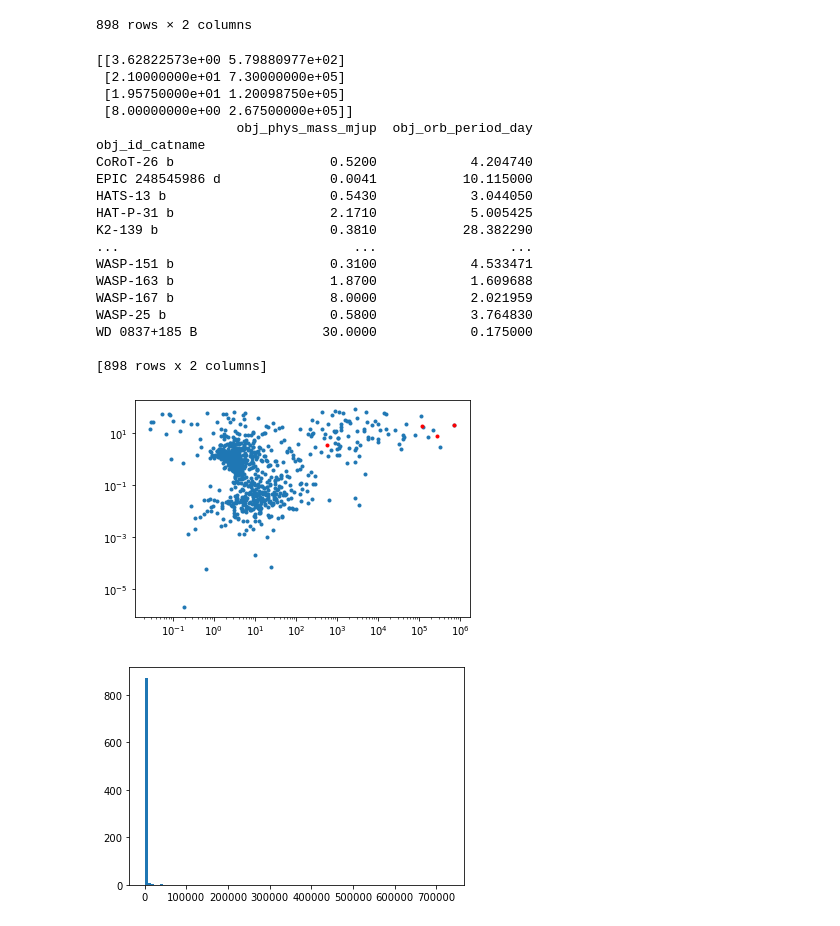
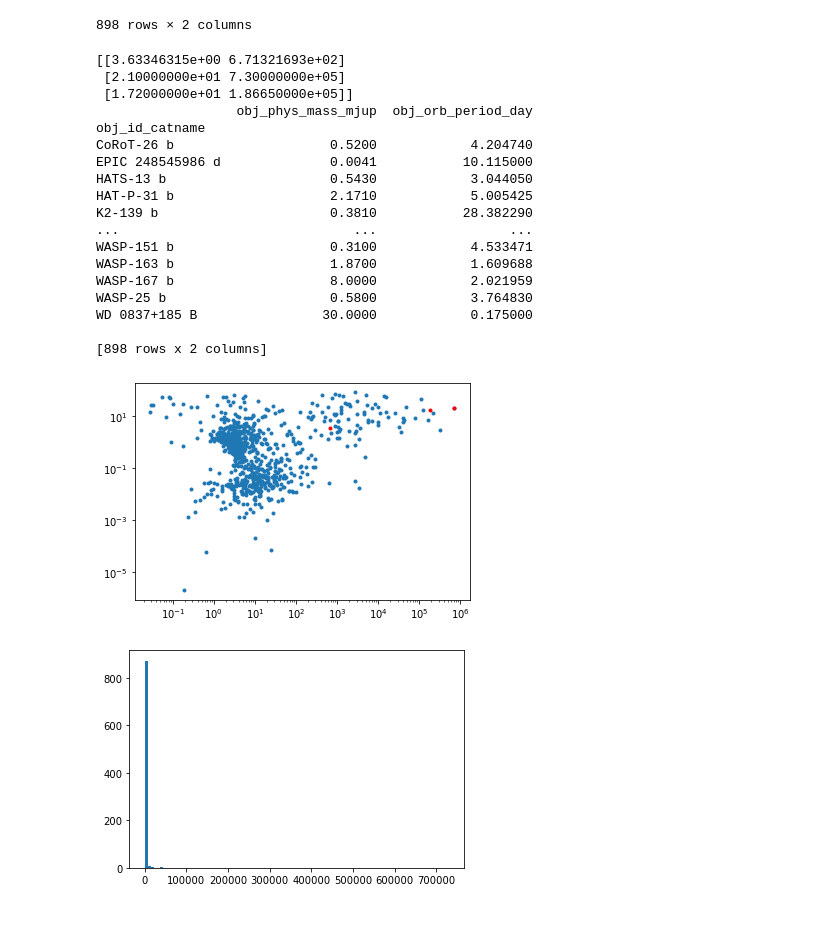
Before and after one commit to anaclb/exoplanets, a Jupyter notebook: read_file.ipynb, the cells around one changed output. Drawn from its saved outputs; the diff is of its cells as text; code cells hidden in the pictures.

```diff
--- a/read_file.ipynb
+++ b/read_file.ipynb
@@ -129,38 +129,37 @@ d_US_MP
 898 rows × 2 columns
 # %%
 #R_US2
-kmeans = KMeans(n_clusters=4,n_init=100).fit(d_US_MP)
+kmeans = KMeans(n_clusters=3,n_init=100).fit(d_US_MP)
 centroids = kmeans.cluster_centers_
 print(centroids)
 print(d_US_MP)
 
 plt.plot(P_US_MP,M_US_MP,'.')
 plt.plot(centroids[:, 1],centroids[:, 0],'.',color='red')
 plt.yscale('log')
 plt.xscale('log')
 
 plt.show()
 # %% [output]
-[[3.62822573e+00 5.79880977e+02]
+[[3.63346315e+00 6.71321693e+02]
  [2.10000000e+01 7.30000000e+05]
- [1.95750000e+01 1.20098750e+05]
- [8.00000000e+00 2.67500000e+05]]
+ [1.72000000e+01 1.86650000e+05]]
                   obj_phys_mass_mjup  obj_orb_period_day
 obj_id_catname
 CoRoT-26 b                    0.5200            4.204740
 EPIC 248545986 d              0.0041           10.115000
 HATS-13 b                     0.5430            3.044050
 HAT-P-31 b                    2.1710            5.005425
 K2-139 b                      0.3810           28.382290
 ...                              ...                 ...
 WASP-151 b                    0.3100            4.533471
 WASP-163 b                    1.8700            1.609688
 WASP-167 b                    8.0000            2.021959
 WASP-25 b                     0.5800            3.764830
 WD 0837+185 B                30.0000            0.175000
 
 [898 rows x 2 columns]
-[figure, old version]
+[figure, new version]
 # %%
 plt.hist(P_US_MP,bins=100)
 plt.show()
```
